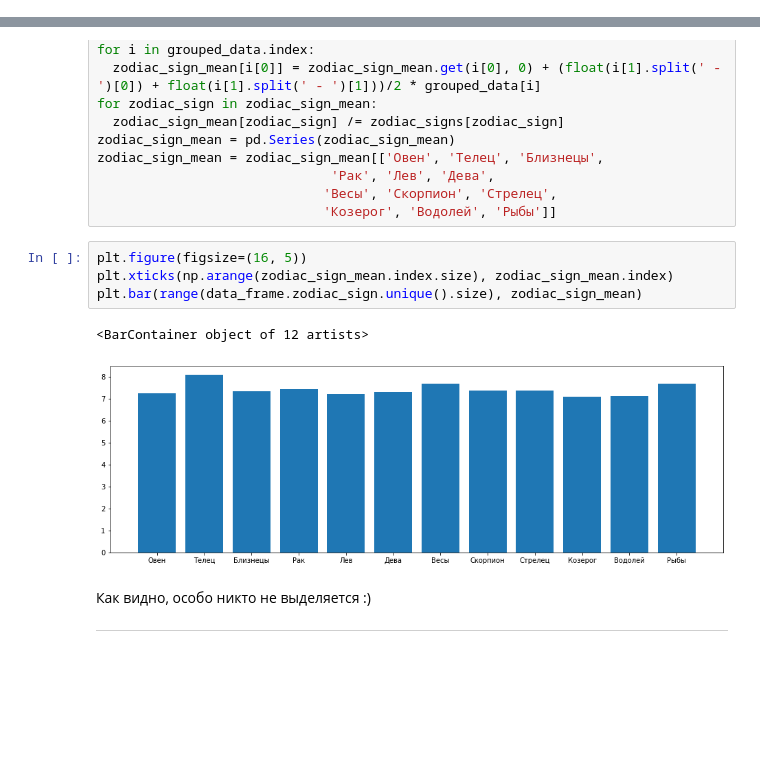
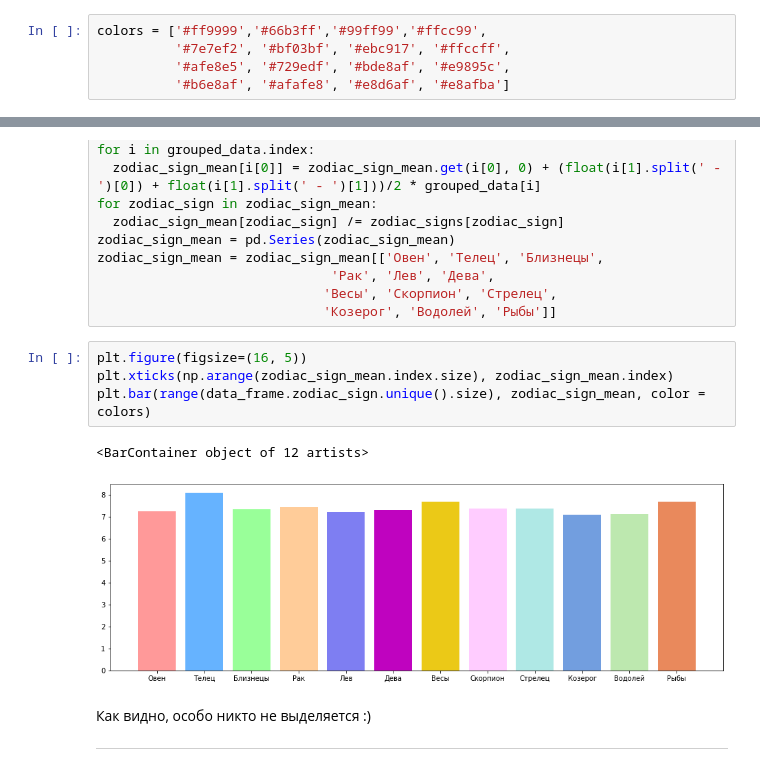
Before and after one commit to sherri-ice/DataAnalyseProject, a Jupyter notebook: vkiad_project.ipynb, the cells around one changed output, grey strips where cells are left out. Saved outputs shown, nothing was run; the diff lists cells and outputs as text; blank space fills up the shorter version.

```diff
--- a/vkiad_project.ipynb
+++ b/vkiad_project.ipynb
@@ -8,6 +8,11 @@ import numpy as np
 
 import matplotlib.pyplot as plt
 %matplotlib inline
+# %%
+colors = ['#ff9999','#66b3ff','#99ff99','#ffcc99',
+          '#7e7ef2', '#bf03bf', '#ebc917', '#ffccff',
+          '#afe8e5', '#729edf', '#bde8af', '#e9895c',
+          '#b6e8af', '#afafe8', '#e8d6af', '#e8afba']
 # %%
 uri_to_data_frame = "https://raw.githubusercontent.com/sherri-ice/DataAnalyseProject/main/dataframe.csv"
 data_frame =  pd.read_csv(uri_to_data_frame)
@@ -465,10 +470,10 @@ zodiac_sign_mean = zodiac_sign_mean[['Овен', 'Телец', 'Близнецы
 # %%
 plt.figure(figsize=(16, 5))
 plt.xticks(np.arange(zodiac_sign_mean.index.size), zodiac_sign_mean.index)
-plt.bar(range(data_frame.zodiac_sign.unique().size), zodiac_sign_mean)
+plt.bar(range(data_frame.zodiac_sign.unique().size), zodiac_sign_mean, color = colors)
 # %% [output]
 <BarContainer object of 12 artists>
-[figure, old version]
+[figure, new version]
 # %% [markdown]
 Как видно, особо никто не выделяется :)
 
```
Also changed, not shown: parts of 16 cells of this notebook.
